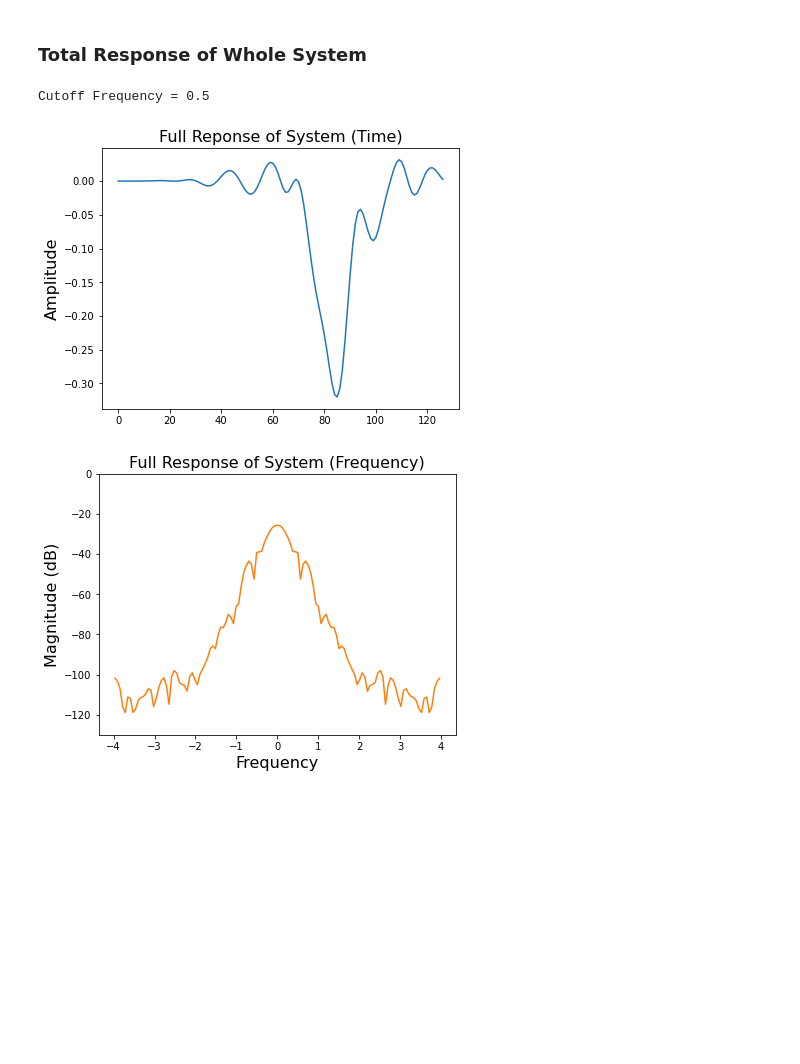
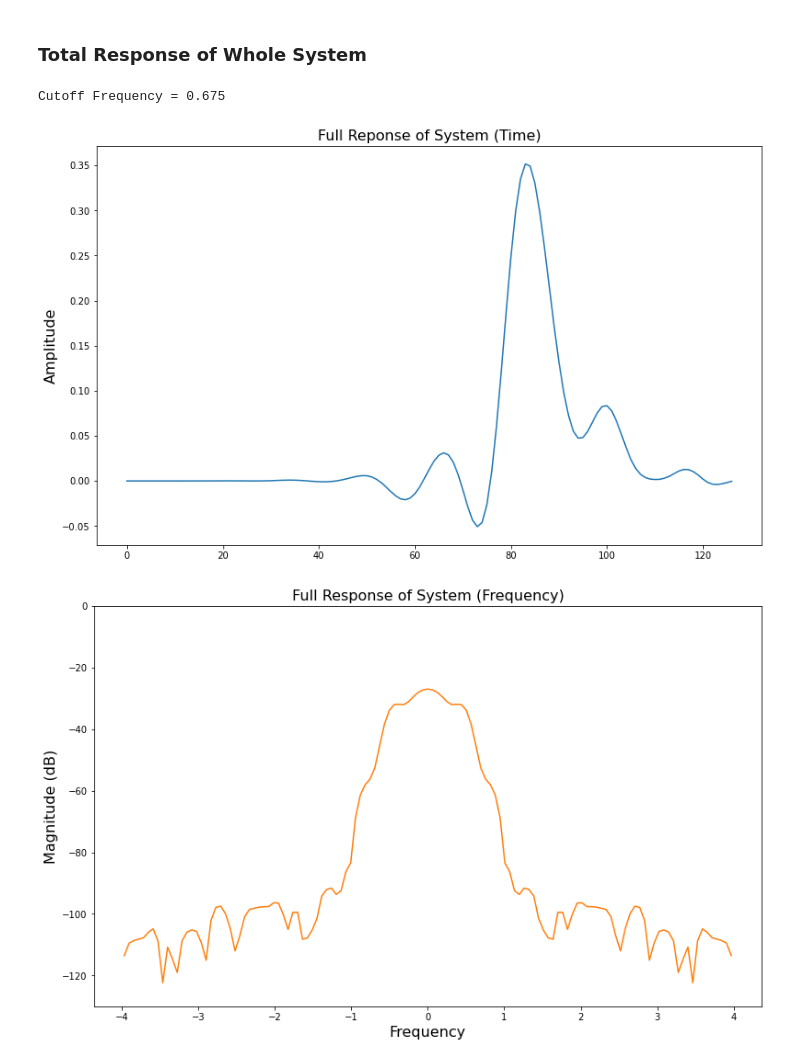
Before and after one commit to FaxMan1/Master-Thesis, a Jupyter notebook: Jupyter/InspectFilters.ipynb, the cells around one changed output. Cells and saved outputs as stored; diff of their text form; code cells hidden in the pictures; blank space fills up the shorter version.

```diff
--- a/Jupyter/InspectFilters.ipynb
+++ b/Jupyter/InspectFilters.ipynb
@@ -17,12 +18,11 @@ m = 8
 CS = Comms_System(symbol_set=symbol_set, symbol_seq=symbol_seq, num_samples=m, beta=0.35)
 #figsize=(13, 8)
 figsize=(6.4, 4.8)
-#cutoffs = ['2', '1', '06', '05']
-#cutoff_ints = [2, 1, 0.6, 0.5]
-cutoffs = ['05']
-cutoff_ints = [0.5]
-figsize=(6.4, 4.8)
-#figsize=(13, 8)
+#cutoffs = ['2', '1', '05'] #'03'] # '02']
+#cutoff_ints = [2, 1, 0.5] # 0.3] # 0.2]
+cutoffs = ['0.675']
+cutoff_ints = [0.675]
+#figsize=(6.4, 4.8)
 # %% [markdown]
 # Inspect learned filters from Joint Training
 # %% [markdown]
@@ -31,7 +31,7 @@ figsize=(6.4, 4.8)
 for cutoff, c_int in zip(cutoffs, cutoff_ints):
     print('Cutoff Frequency =', c_int)
     path = '../Joint_Models/'
-    net = torch.load(path + 'SenderIdeal' + cutoff)
+    net = torch.load(path + 'SenderButter' + cutoff)
     learned_filter = list(net.parameters())[0].detach()[0][0]
     learned_filter = learned_filter / torch.sqrt(torch.sum(torch.square(learned_filter))) # normalize
     plt.figure(figsize=figsize)
@@ -59,7 +59,7 @@ _________________________________________________________
 for cutoff, c_int in zip(cutoffs, cutoff_ints):
     print('Cutoff Frequency =', c_int)
     path = '../Joint_Models/'
-    net = torch.load(path + 'Receiver_cutoff' + cutoff)
+    net = torch.load(path + 'ReceiverButter' + cutoff)
     learned_filter = list(net.parameters())[0].detach()[0][0]
     learned_filter = learned_filter / torch.sqrt(torch.sum(torch.square(learned_filter))) # normalize
     plt.figure(figsize=figsize)
@@ -88,7 +88,7 @@ for cutoff, c_int in zip(cutoffs, cutoff_ints):
     print('Cutoff Frequency =', c_int)
     b, a = butter_lowpass(cutoff_freq=c_int, sampling_rate=CS.m, order=10)
     path = '../Joint_Models/'
-    net = torch.load(path + 'Sender_cutoff' + cutoff)
+    net = torch.load(path + 'SenderButter' + cutoff)
     learned_filter = list(net.parameters())[0].detach()[0][0]
     learned_filter = learned_filter / torch.sqrt(torch.sum(torch.square(learned_filter))) # normalize
     total_sender_response = scipy.signal.lfilter(b, a, learned_filter)
@@ -117,29 +117,30 @@ _________________________________________________________
 # %%
 for cutoff, c_int in zip(cutoffs, cutoff_ints):
     print('Cutoff Frequency =', c_int)
-    b, a = butter_lowpass(cutoff_freq=c_int, sampling_rate=CS.m, order=10)
+    b, a = butter_lowpass(cutoff_freq=0.675, sampling_rate=CS.m, order=10)
     path = '../Joint_Models/'
-    tx_net = torch.load(path + 'Sender_cutoff'+cutoff)
-    rx_net = torch.load(path + 'Receiver_cutoff'+cutoff)
+    tx_net = torch.load(path + 'SenderButter0.675')
+    rx_net = torch.load(path + 'ReceiverButter0.675')
     learned_tx_filter = list(tx_net.parameters())[0].detach()[0][0]
     learned_rx_filter = list(rx_net.parameters())[0].detach()[0][0]
     total_sender_response = scipy.signal.lfilter(b, a, learned_tx_filter)
-    total_sender_response = total_sender_response / np.sqrt(np.sum(np.square(total_sender_response))) # normalize
+    #total_sender_response = total_sender_response / np.sqrt(np.sum(np.square(total_sender_response))) # normalize
     full_response = np.convolve(total_sender_response, learned_rx_filter)
     full_response = full_response / np.sqrt(np.sum(np.square(full_response))) # normalize
-    plt.figure(figsize=figsize)
+    plt.figure(figsize=(13,8))
     plt.title('Full Reponse of System (Time)', fontsize=16)
-    plt.plot(full_response)
+    plt.plot(-full_response)
     plt.ylabel('Amplitude', fontsize=16)
+    plt.grid(False)
     plt.show()
-    plt.figure(figsize=figsize)
+    plt.figure(figsize=(13,8))
     plt.title('Full Response of System (Frequency)', fontsize=16)
     plt.xlabel('Frequency', fontsize=16)
     plt.ylabel('Magnitude (dB)', fontsize=16)
     plt.ylim([-130, 0])
     plt.magnitude_spectrum(full_response, Fs=8, scale='dB', sides='twosided', color='C1')
     plt.show()
 # %% [output]
-Cutoff Frequency = 0.5
+Cutoff Frequency = 0.675
-[figure, old version]
+[figure, new version]
-[figure, old version]
+[figure, new version]
```
Also changed, not shown: parts of 4 cells of this notebook, 2 other files.
